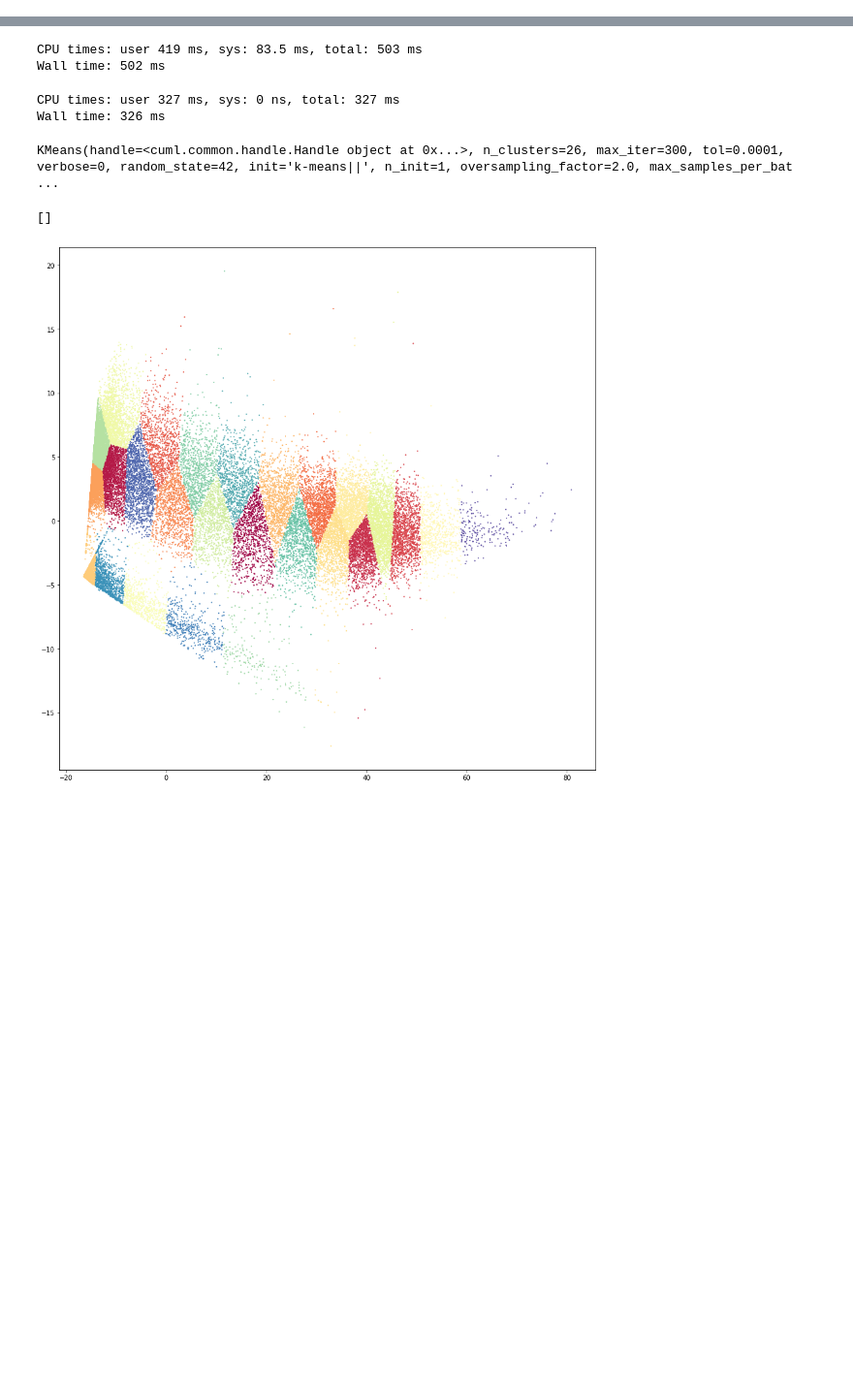
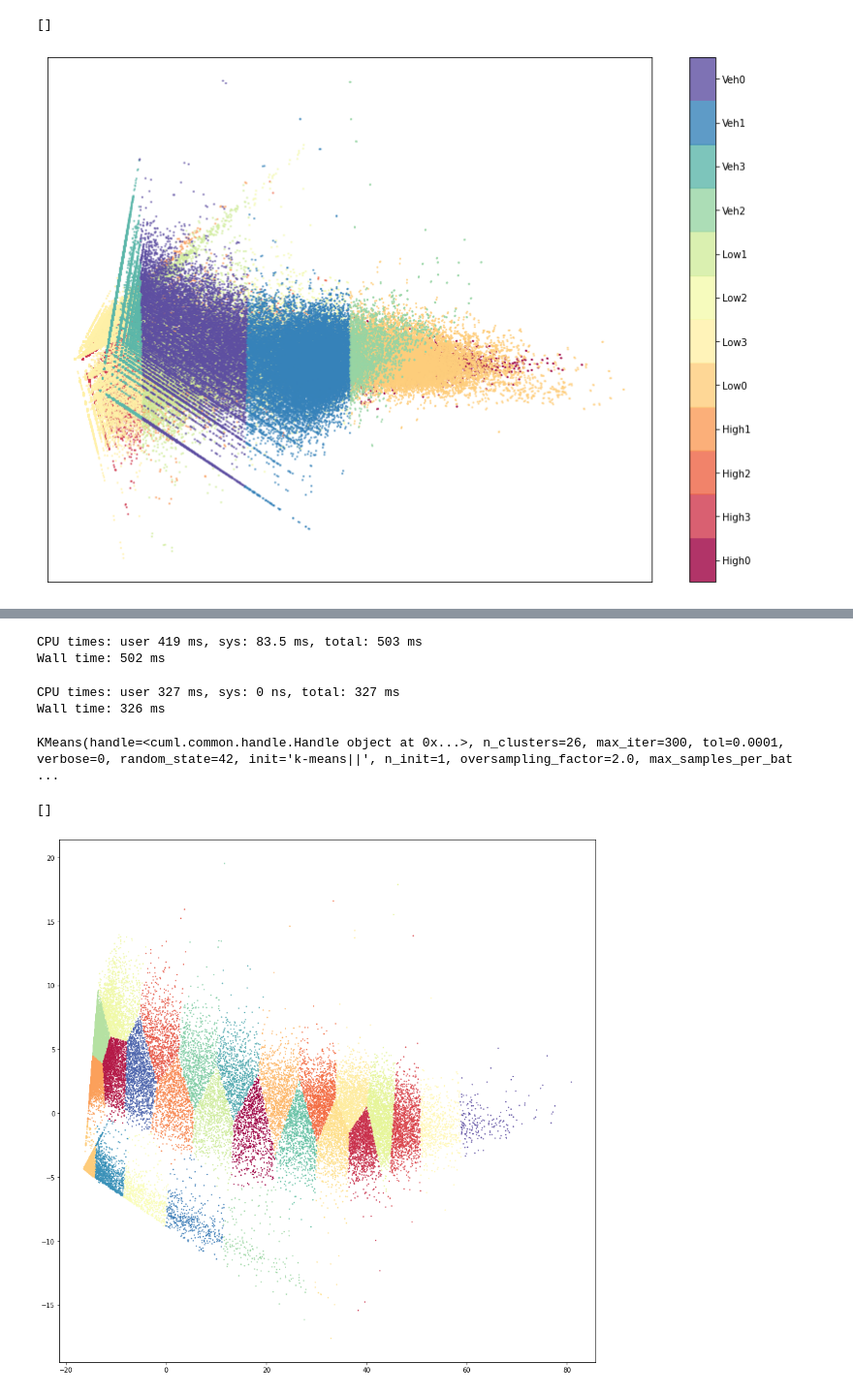
Before and after one commit to powerhorse1986/statsPlotGenerator, a Jupyter notebook: TestGPUPoweredUMAP.ipynb, the cells around one changed output, grey strips where cells are left out. Shown at 97% size. Saved outputs shown, nothing was run; the diff lists cells and outputs as text; code cells hidden in the pictures; blank space fills up the shorter version.

Commit message:
Tried to make the plot meaningful
Tried to make the plot be more meaningful. Plot can be found in cell [362]

```diff
--- a/TestGPUPoweredUMAP.ipynb
+++ b/TestGPUPoweredUMAP.ipynb
@@ -19,0 +323,4 @@ df.iloc[ : , 1 : ] = np.log2(df.iloc[ : , 1 : ] + 1)
+# %%
+%%time
+kmeans = skKM(n_clusters = 4, random_state = 42)
+kmeans.fit(kDF)
@@ -19,0 +331,5 @@ df.iloc[ : , 1 : ] = np.log2(df.iloc[ : , 1 : ] + 1)
+# %%
+y_pred = kmeans.predict(kDF)
+kDF['Predict'] = y_pred
+kDF['Treatment'] = df['Treatment']
+kDF['Label'] = kDF['Treatment'] + kDF['Predict'].astype(str)
@@ -19,0 +342,4 @@ df.iloc[ : , 1 : ] = np.log2(df.iloc[ : , 1 : ] + 1)
+# %%
+classes = kDF.Label.unique()
+classes = list(classes)
+classes
@@ -19,0 +359,15 @@ df.iloc[ : , 1 : ] = np.log2(df.iloc[ : , 1 : ] + 1)
+# %%
+le = LabelEncoder()
+Target = le.fit_transform(kDF.Label)
+kDF['Target'] = Target
+# %%
+fig, ax = plt.subplots(1, figsize = (14, 10))
+plt.scatter(kDF.PC1, kDF.PC2, c = kDF.Target, s = 1, cmap = 'Spectral', alpha = 0.8)
+plt.setp(ax, xticks = [], yticks = [])
+cbar = plt.colorbar(boundaries = np.arange(13) - 0.5)
+cbar.set_ticks(np.arange(12))
+cbar.set_ticklabels(classes)
+plt.plot()
+# %% [output]
+[]
+[figure, added]
```
Also changed, not shown: parts of 81 cells of this notebook.
